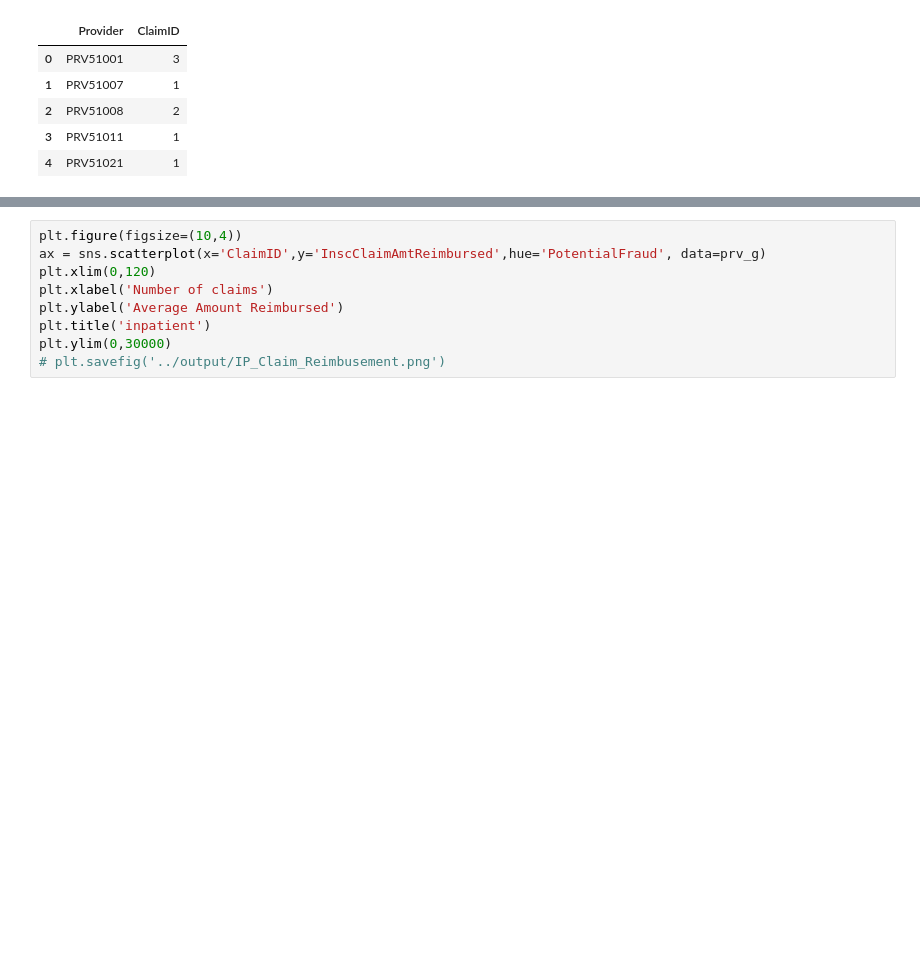
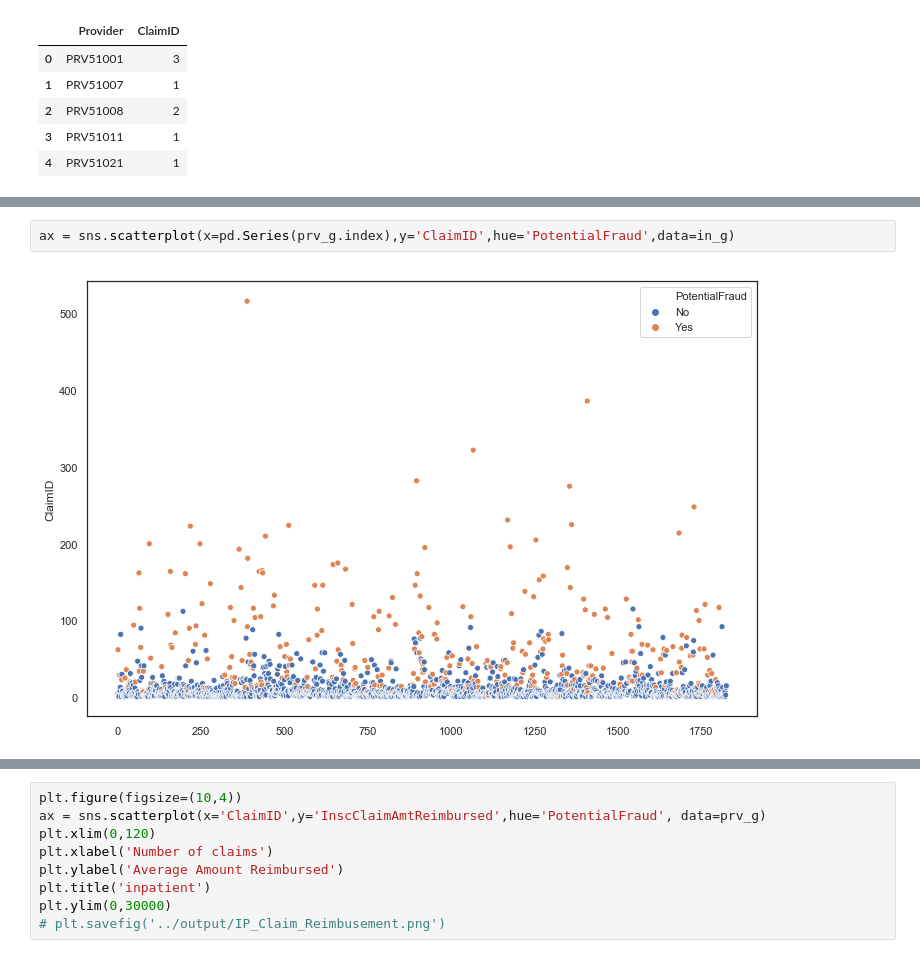
Before and after one commit to microwolf/capstone_healthcare_fraud, a Jupyter notebook: contributors/patrice/scripts/Feature Selection.ipynb, the cells around one changed output, grey strips where cells are left out. Saved outputs shown, nothing was run; the diff lists cells and outputs as text; blank space fills up the shorter version.

```diff
--- a/contributors/patrice/scripts/Feature Selection.ipynb
+++ b/contributors/patrice/scripts/Feature Selection.ipynb
@@ -88,0 +173,4 @@ plt.ylim(0,15000)
+# %%
+ax = sns.scatterplot(x=pd.Series(prv_g.index),y='ClaimID',hue='PotentialFraud',data=in_g)
+# %% [output]
+[figure, added]
```
Also changed, not shown: parts of 29 cells of this notebook, 3 other files.
